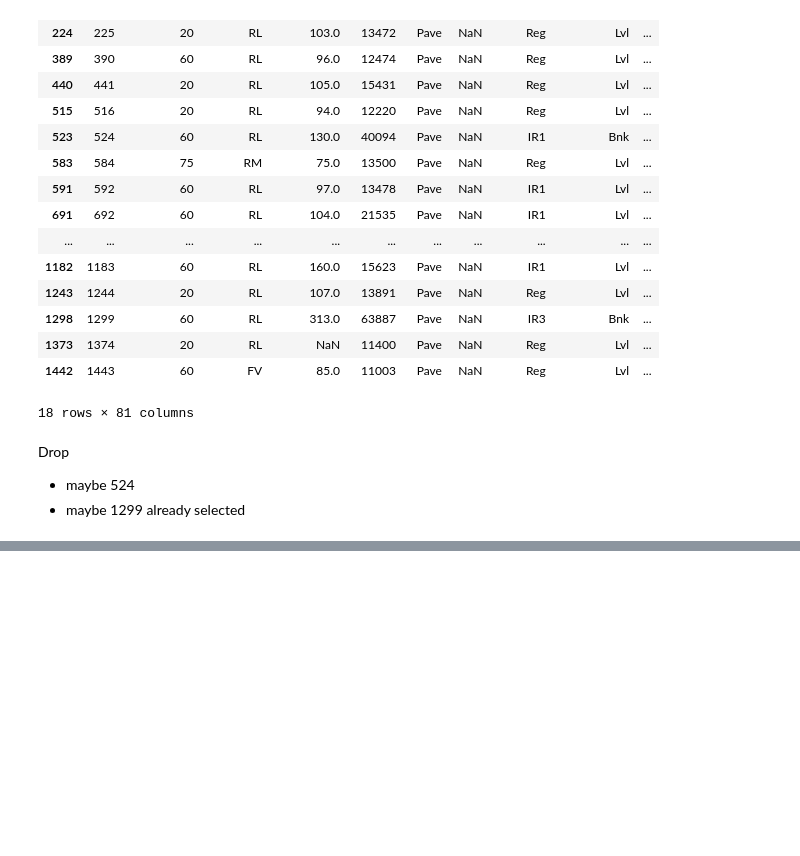
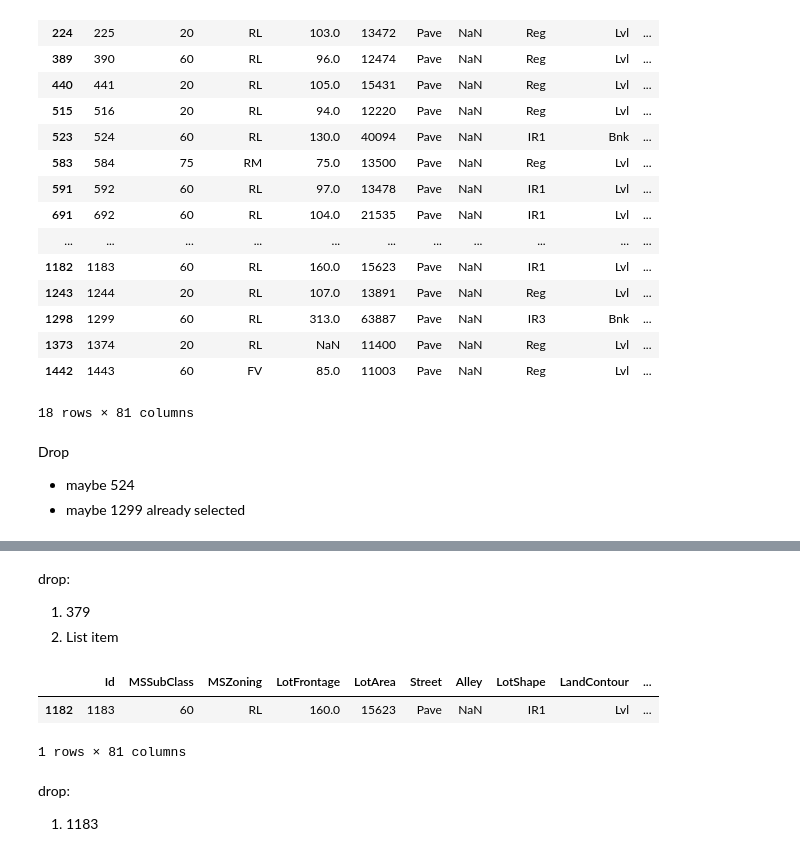
Before and after one commit to theakash07/Machine_learning, a Jupyter notebook: HousePricePrediction.ipynb, the cells around one changed output, grey strips where cells are left out. Cells and saved outputs as stored; diff of their text form; code cells hidden in the pictures; blank space fills up the shorter version.

```diff
--- a/HousePricePrediction.ipynb
+++ b/HousePricePrediction.ipynb
@@ -249,0 +269,17 @@ Drop
+# %% [markdown]
+drop:
+
+
+1.   379
+2.   List item
+# %%
+train.query('OverallCond == 5 & SalePrice > 700000')
+# %% [output]
+|  | Id | MSSubClass | MSZoning | LotFrontage | LotArea | Street | Alley | LotShape | LandContour | ... |
+| 1182 | 1183 | 60 | RL | 160.0 | 15623 | Pave | NaN | IR1 | Lvl | ... |
+1 rows × 81 columns
+# %% [markdown]
+drop:
+
+
+1.   1183
```
Also changed, not shown: parts of 2 cells of this notebook.
